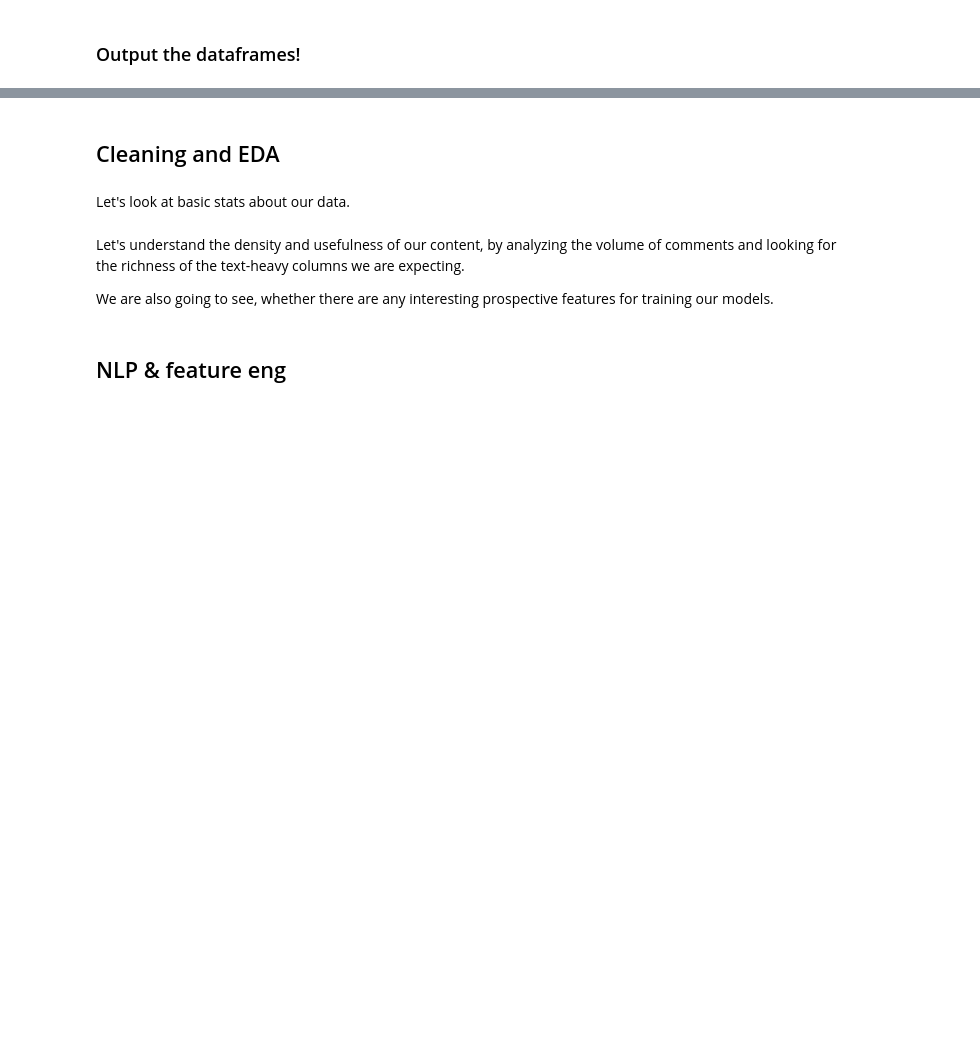
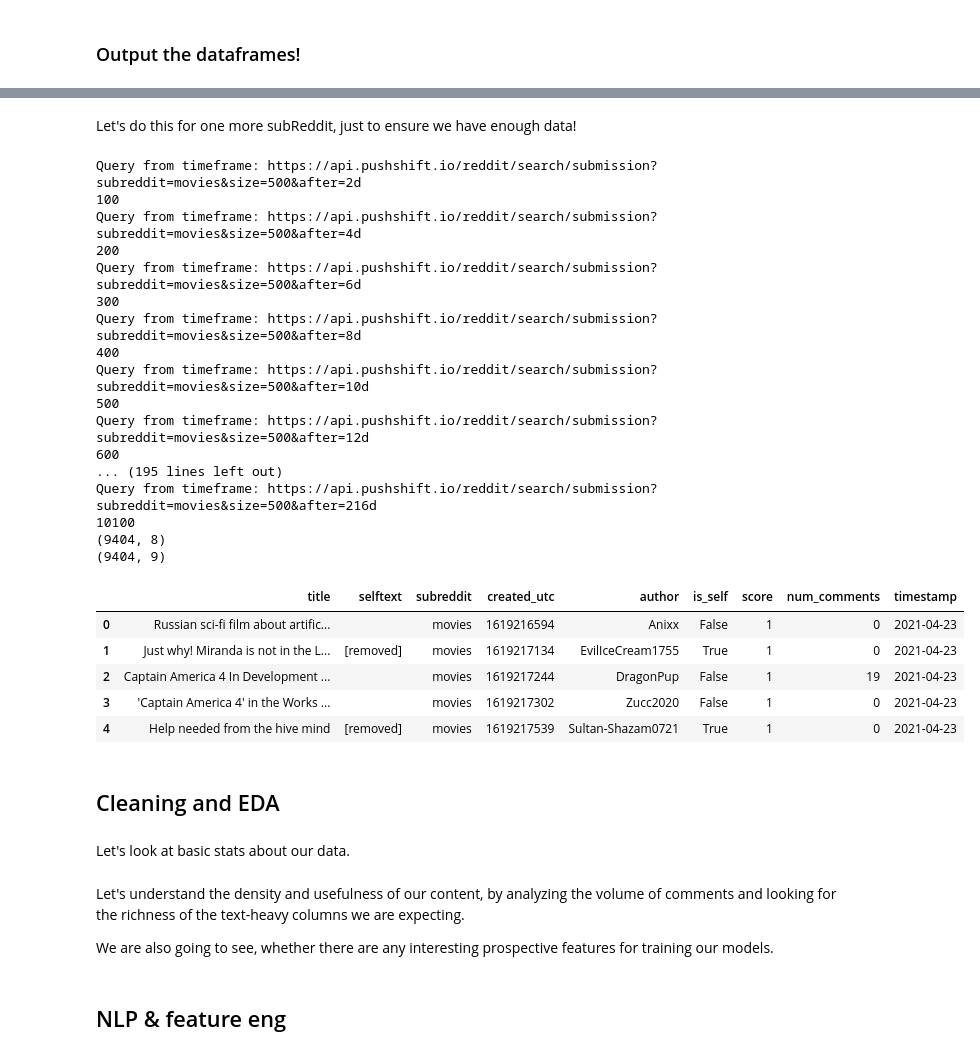
Before and after one commit to cotica/reddit_classifier, a Jupyter notebook: code/Project-3-Scraping-Subreddits-orig.ipynb, the cells around one changed output, grey strips where cells are left out. Cells and saved outputs as stored; diff of their text form; code cells hidden in the pictures; blank space fills up the shorter version.

```diff
--- a/code/Project-3-Scraping-Subreddits-orig.ipynb
+++ b/code/Project-3-Scraping-Subreddits-orig.ipynb
@@ -451,0 +574,30 @@ bad_deets.to_csv('../data_outputs/bad_movie_deets.csv', index=False)
+# %% [markdown]
+Let's do this for one more subReddit, just to ensure we have enough data!
+# %%
+all_movies = fetch_posts('movies')
+print(all_movies.shape)
+all_movies.head()
+# %% [output]
+Query from timeframe: https://api.pushshift.io/reddit/search/submission?subreddit=movies&size=500&after=2d
+100
+Query from timeframe: https://api.pushshift.io/reddit/search/submission?subreddit=movies&size=500&after=4d
+200
+Query from timeframe: https://api.pushshift.io/reddit/search/submission?subreddit=movies&size=500&after=6d
+300
+Query from timeframe: https://api.pushshift.io/reddit/search/submission?subreddit=movies&size=500&after=8d
+400
+Query from timeframe: https://api.pushshift.io/reddit/search/submission?subreddit=movies&size=500&after=10d
+500
+Query from timeframe: https://api.pushshift.io/reddit/search/submission?subreddit=movies&size=500&after=12d
+600
+... (195 lines left out)
+Query from timeframe: https://api.pushshift.io/reddit/search/submission?subreddit=movies&size=500&after=216d
+10100
+(9404, 8)
+(9404, 9)
+|  | title | selftext | subreddit | created_utc | author | is_self | score | num_comments | timestamp |
+| 0 | Russian sci-fi film about artific... |  | movies | 1619216594 | Anixx | False | 1 | 0 | 2021-04-23 |
+| 1 | Just why! Miranda is not in the L... | [removed] | movies | 1619217134 | EvilIceCream1755 | True | 1 | 0 | 2021-04-23 |
+| 2 | Captain America 4 In Development ... |  | movies | 1619217244 | DragonPup | False | 1 | 19 | 2021-04-23 |
+| 3 | 'Captain America 4' in the Works ... |  | movies | 1619217302 | Zucc2020 | False | 1 | 0 | 2021-04-23 |
+| 4 | Help needed from the hive mind | [removed] | movies | 1619217539 | Sultan-Shazam0721 | True | 1 | 0 | 2021-04-23 |
```
Also changed, not shown: parts of 6 cells of this notebook, 3 other files.
